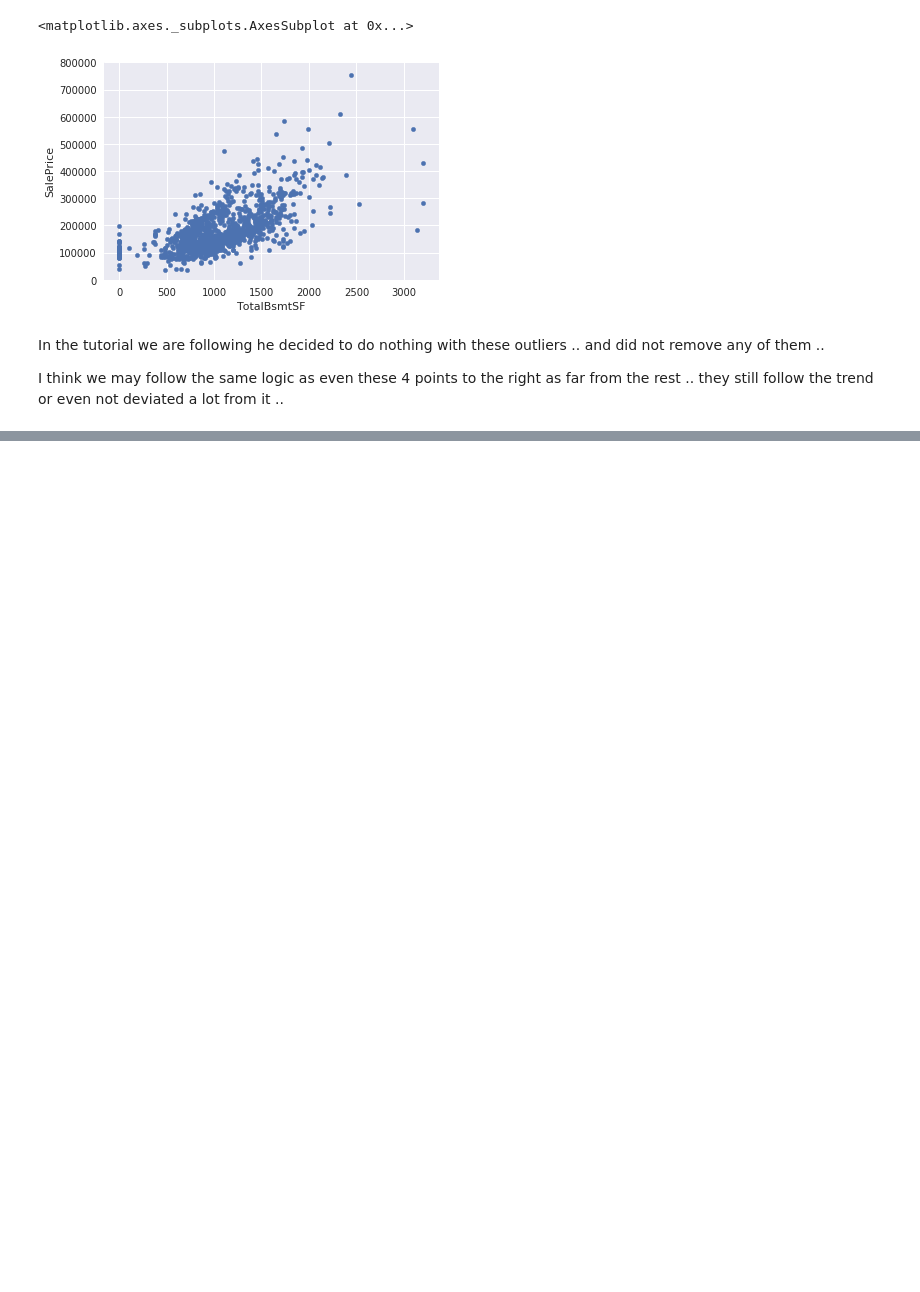
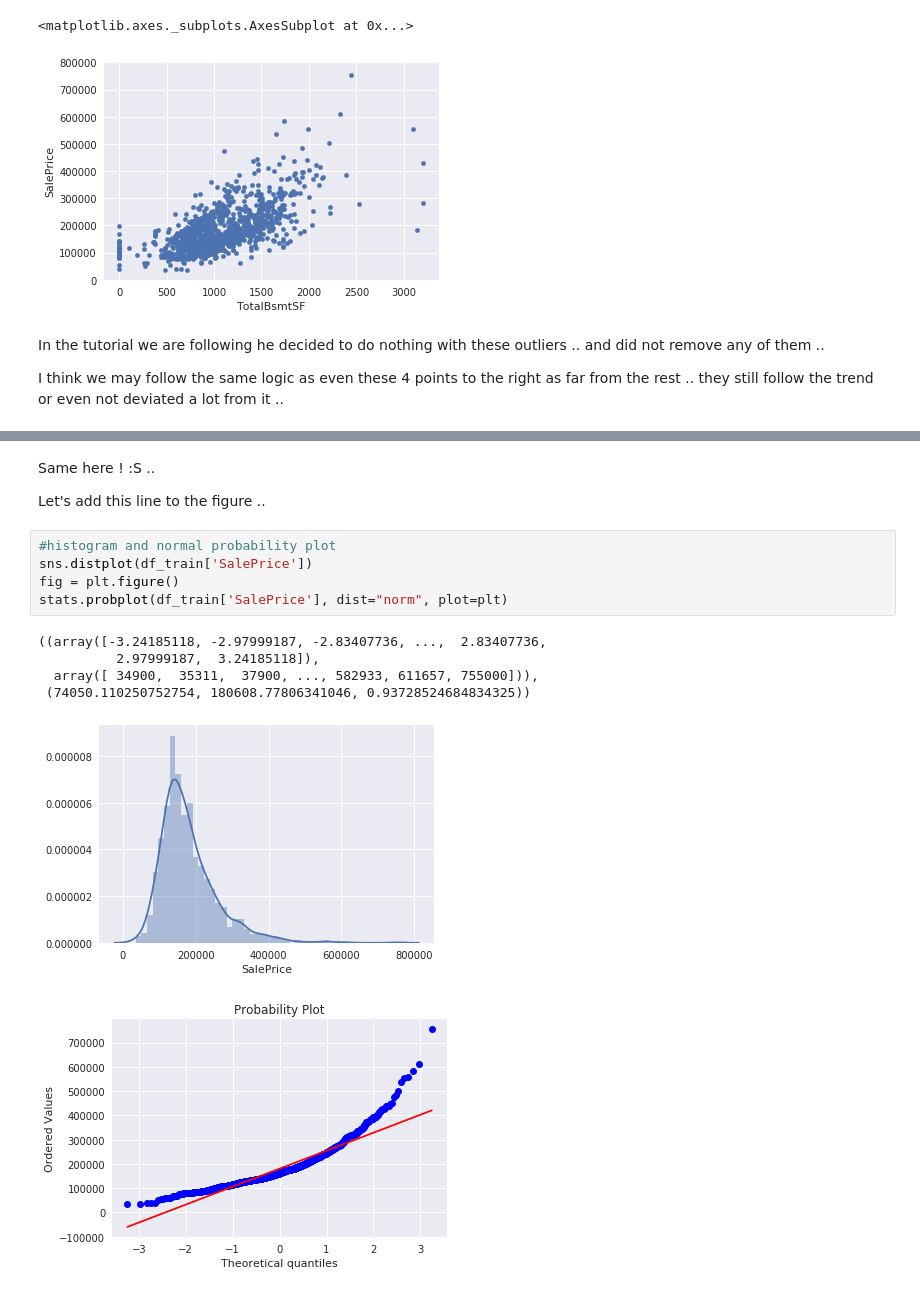
Before and after one commit to EAboelhamd/Kaggle-Competitions, a Jupyter notebook: Housing_Price_Prediction/House_Price_Prediction.ipynb, the cells around one changed output, grey strips where cells are left out. Cells and saved outputs as stored; diff of their text form; blank space fills up the shorter version.

```diff
--- a/Housing_Price_Prediction/House_Price_Prediction.ipynb
+++ b/Housing_Price_Prediction/House_Price_Prediction.ipynb
@@ -768,0 +833,16 @@ I think we may follow the same logic as even these 4 points to the right as far
+# %% [markdown]
+Same here ! :S ..
+
+Let's add this line to the figure ..
+# %%
+#histogram and normal probability plot
+sns.distplot(df_train['SalePrice'])
+fig = plt.figure()
+stats.probplot(df_train['SalePrice'], dist="norm", plot=plt)
+# %% [output]
+((array([-3.24185118, -2.97999187, -2.83407736, ...,  2.83407736,
+          2.97999187,  3.24185118]),
+  array([ 34900,  35311,  37900, ..., 582933, 611657, 755000])),
+ (74050.110250752754, 180608.77806341046, 0.93728524684834325))
+[figure, added]
+[figure, added]
```
Also changed, not shown: parts of 19 cells of this notebook.
